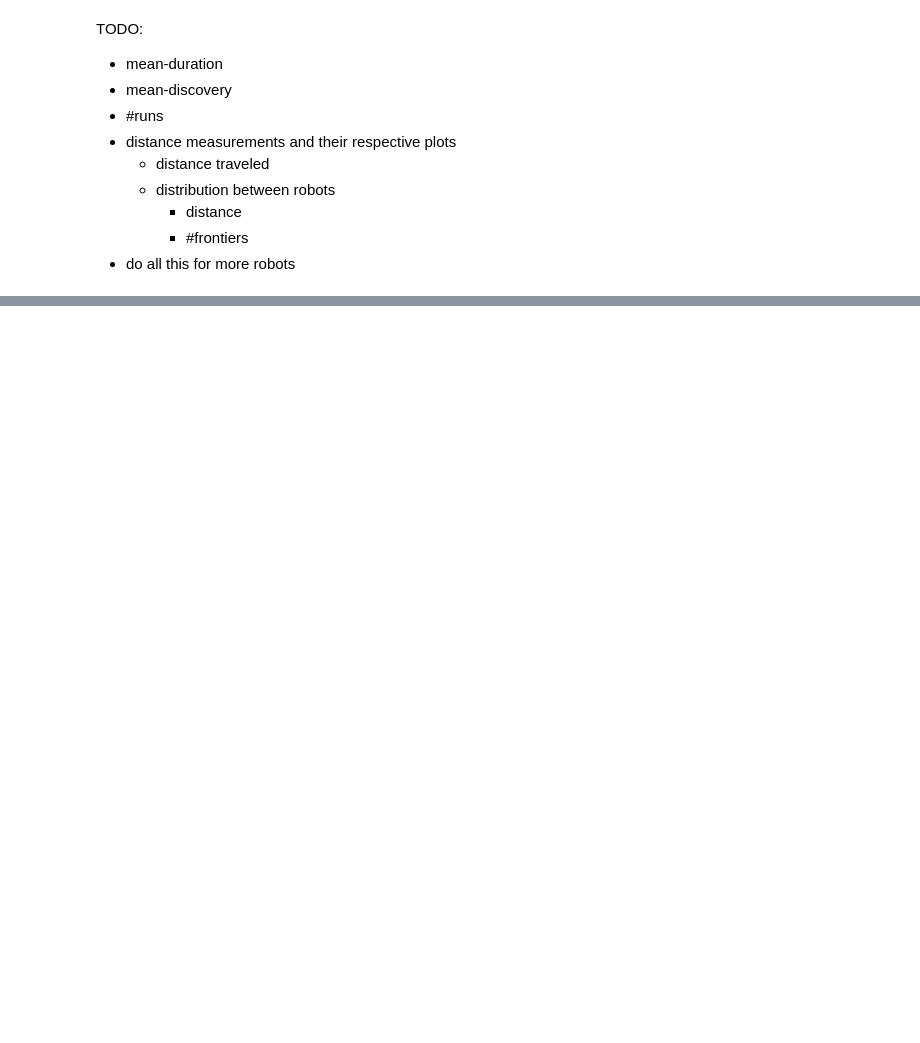
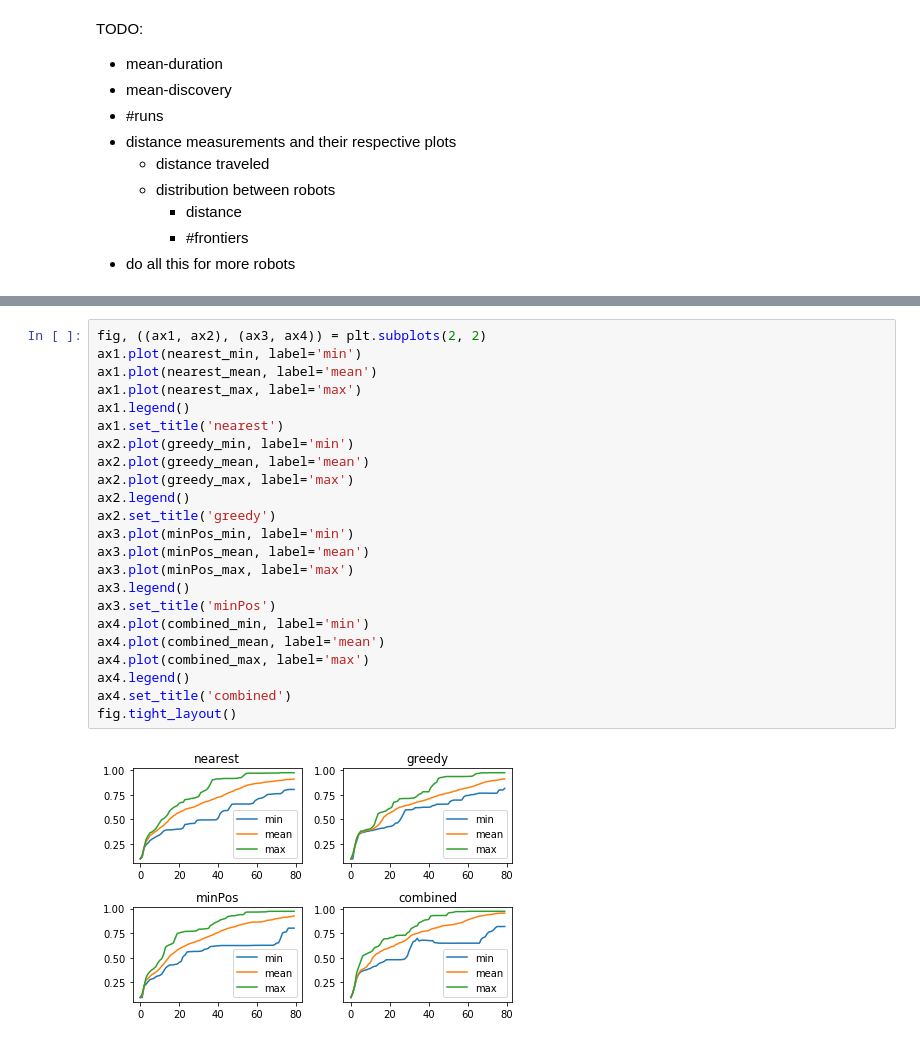
Before and after one commit to Icheler/coExplore, a Jupyter notebook: evaluation.ipynb, the cells around one changed output, grey strips where cells are left out. Cells and saved outputs as stored; diff of their text form; blank space fills up the shorter version.

```diff
--- a/evaluation.ipynb
+++ b/evaluation.ipynb
@@ -113,0 +207,25 @@ TODO:
+# %%
+fig, ((ax1, ax2), (ax3, ax4)) = plt.subplots(2, 2)
+ax1.plot(nearest_min, label='min')
+ax1.plot(nearest_mean, label='mean')
+ax1.plot(nearest_max, label='max')
+ax1.legend()
+ax1.set_title('nearest')
+ax2.plot(greedy_min, label='min')
+ax2.plot(greedy_mean, label='mean')
+ax2.plot(greedy_max, label='max')
+ax2.legend()
+ax2.set_title('greedy')
+ax3.plot(minPos_min, label='min')
+ax3.plot(minPos_mean, label='mean')
+ax3.plot(minPos_max, label='max')
+ax3.legend()
+ax3.set_title('minPos')
+ax4.plot(combined_min, label='min')
+ax4.plot(combined_mean, label='mean')
+ax4.plot(combined_max, label='max')
+ax4.legend()
+ax4.set_title('combined')
+fig.tight_layout()
+# %% [output]
+[figure, added]
```
Also changed, not shown: parts of 14 cells of this notebook.
